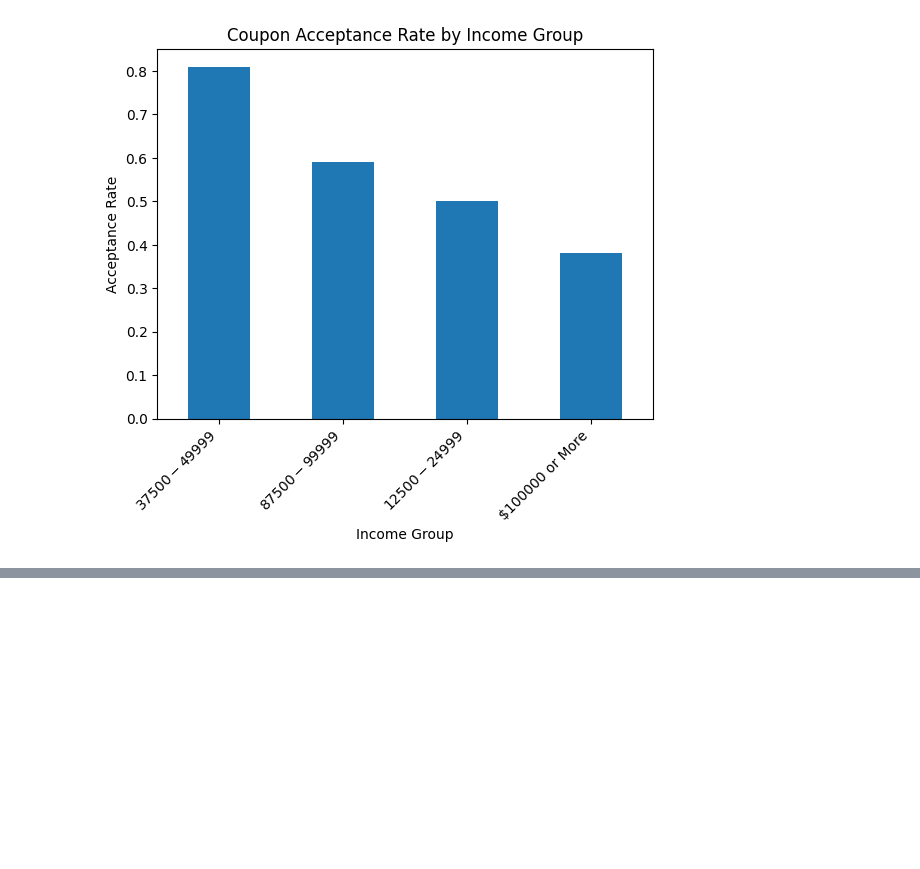
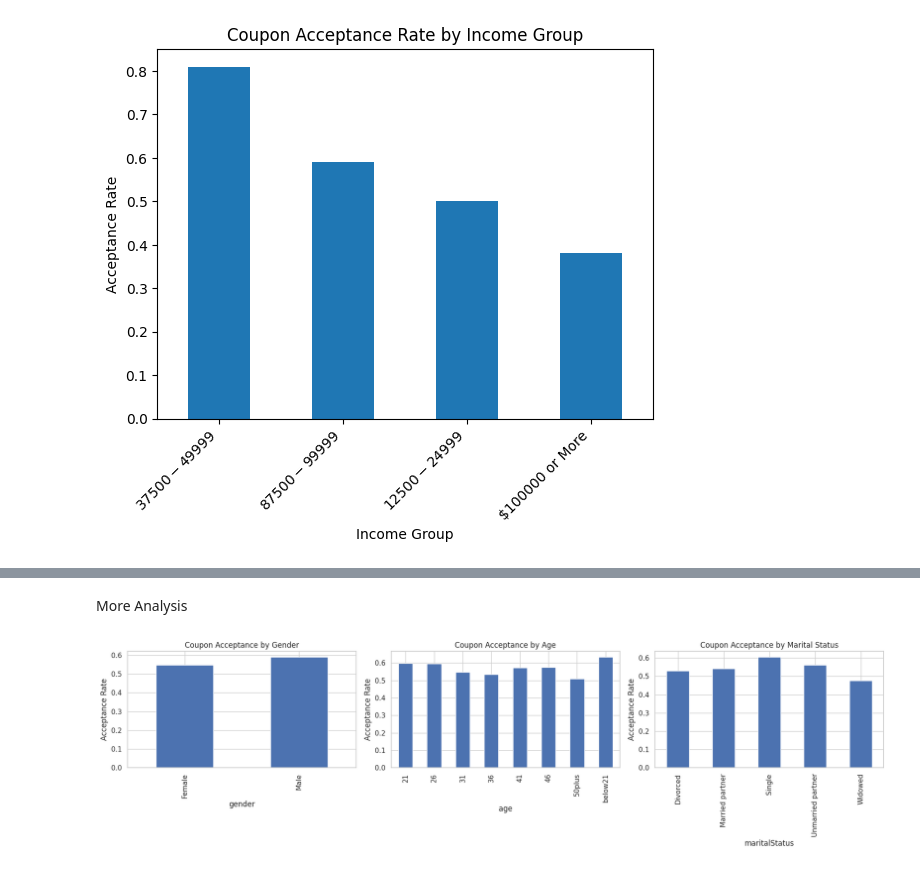
Before and after one commit to psnana-us/week5, a Jupyter notebook: prompt.ipynb, the cells around one changed output, grey strips where cells are left out. Saved outputs shown, nothing was run; the diff lists cells and outputs as text; code cells hidden in the pictures; blank space fills up the shorter version.

```diff
--- a/prompt.ipynb
+++ b/prompt.ipynb
@@ -70,6 +70,7 @@ Use the prompts below to get started with your data analysis.
 1. Read in the `coupons.csv` file.
 # %%
 data = pd.read_csv('/content/drive/MyDrive/week5/data/coupons.csv')
+coupons_data = pd.DataFrame(data)
 # %%
 from google.colab import drive
 drive.mount('/content/drive')
@@ -302,0 +340,25 @@ plt.show()
+# %% [markdown]
+More Analysis
+# %%
+# Fill missing values in categorical variables with a placeholder
+coupons_data.fillna('Unknown', inplace=True)
+
+# Plot the distribution of coupon acceptance ('Y') based on demographics
+fig, axes = plt.subplots(1, 3, figsize=(18, 5))
+
+# Gender vs Coupon Acceptance
+coupons_data.groupby('gender')['Y'].mean().plot(kind='bar', ax=axes[0], title='Coupon Acceptance by Gender')
+axes[0].set_ylabel('Acceptance Rate')
+
+# Age vs Coupon Acceptance
+coupons_data.groupby('age')['Y'].mean().plot(kind='bar', ax=axes[1], title='Coupon Acceptance by Age')
+axes[1].set_ylabel('Acceptance Rate')
+
+# Marital Status vs Coupon Acceptance
+coupons_data.groupby('maritalStatus')['Y'].mean().plot(kind='bar', ax=axes[2], title='Coupon Acceptance by Marital Status')
+axes[2].set_ylabel('Acceptance Rate')
+
+plt.tight_layout()
+plt.show()
+# %% [output]
+[figure, added]
```
Also changed, not shown: parts of 14 cells of this notebook.
